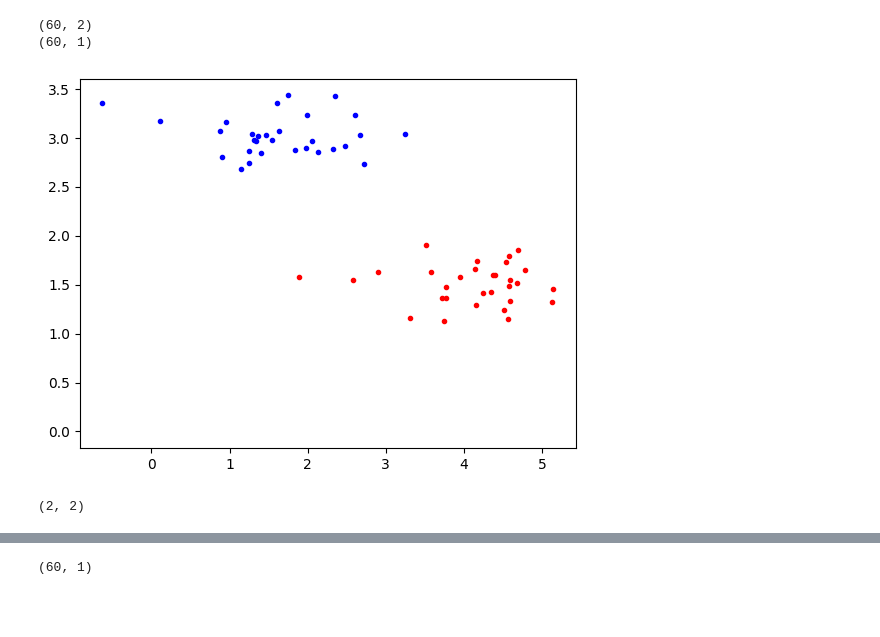
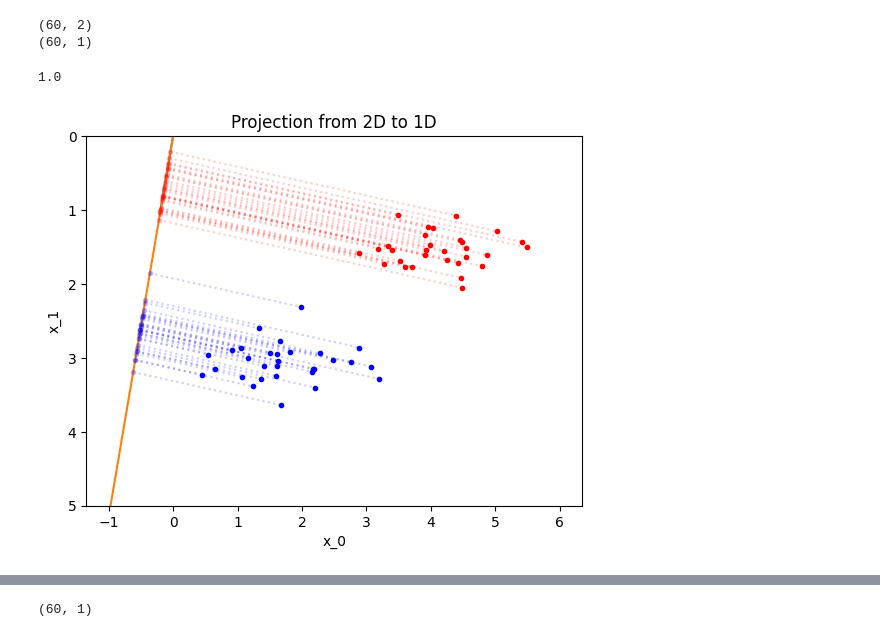
Before and after one commit to sreenya24/SMAI-project-M22, a Jupyter notebook: flda.ipynb, the cells around one changed output, grey strips where cells are left out. Drawn from its saved outputs; the diff is of its cells as text; code cells hidden in the pictures; blank space fills up the shorter version.

```diff
--- a/flda.ipynb
+++ b/flda.ipynb
@@ -132,14 +151,5 @@ print(np.concatenate((np.zeros((30,1)), np.ones((30,1))), axis=0).shape)
 # %% [output]
 (60, 2)
 (60, 1)
-# %%
-# plot
-plt.figure()
-plt.plot(a[:,0], a[:,1], 'b.')
-plt.plot(b[:,0], b[:,1], 'r.')
-plt.plot([-w[0],w[0]], [-w[1],w[1]])
-plt.show()
-# %% [output]
-[figure, removed]
 # %%
 X_in = np.concatenate((a,b), axis=0).squeeze()
@@ -147,5 +157,7 @@ y_in = np.concatenate((np.zeros((30,1)), np.ones((30,1))), axis=0).squeeze()
-# %%
-mean1, mean0, w = fLDA_train(X_in, y_in)
-# %% [output]
-(2, 2)
+# %%
+clf3 = fLDA(D_new=1)
+clf3.fit(X_in, y_in)
+clf3.score(X_in, y_in)
+# %% [output]
+1.0
 # %%
@@ -152,4 +165,35 @@ mean1, mean0, w = fLDA_train(X_in, y_in)
 proj = X_in.dot(w)
+# %%
+lin = np.linspace(-1, 6, 100)
+y = -1/w[0]*lin + w[1]
+# y = -lin + w[1] + w[0]
+y = w[1]/w[0]*lin
+
+# plot
+
+plt.figure()
+plt.plot(a[:,0], a[:,1], 'b.')
+plt.plot(b[:,0], b[:,1], 'r.')
+plt.plot([-w[0],w[0]], [-w[1],w[1]])
+plt.plot(lin, y)
+plt.ylim(5,0)
+
+# let's project data point on it
+r = w.reshape(2,)
+n2 = np.linalg.norm(r)**2
+for pt in a:
+    prj = r * r.dot(pt) / n2
+    plt.plot([prj[0], pt[0]], [prj[1], pt[1]], 'b.:', alpha=0.2)
+for pt in b:
+    prj = r * r.dot(pt) / n2
+    plt.plot([prj[0], pt[0]], [prj[1], pt[1]], 'r.:', alpha=0.2)
+
+plt.xlabel('x_0')
+plt.ylabel('x_1')
+plt.title("Projection from 2D to 1D")
+plt.show()
+# %% [output]
+[figure, added]
 # %%
 plt.figure()
 plt.plot(proj[y_in==0], np.zeros((30,)), 'b.')
```
Also changed, not shown: parts of 13 cells of this notebook.
